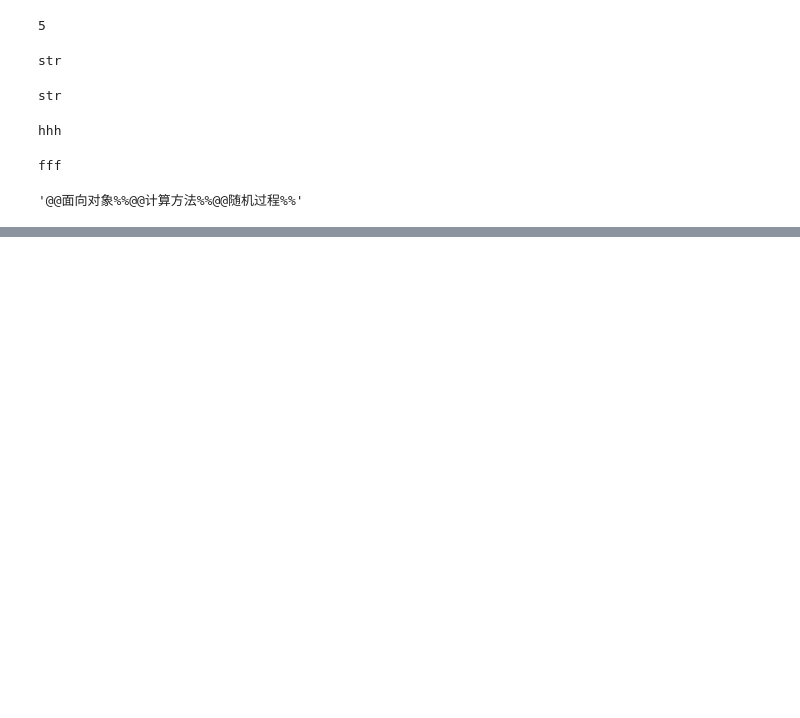
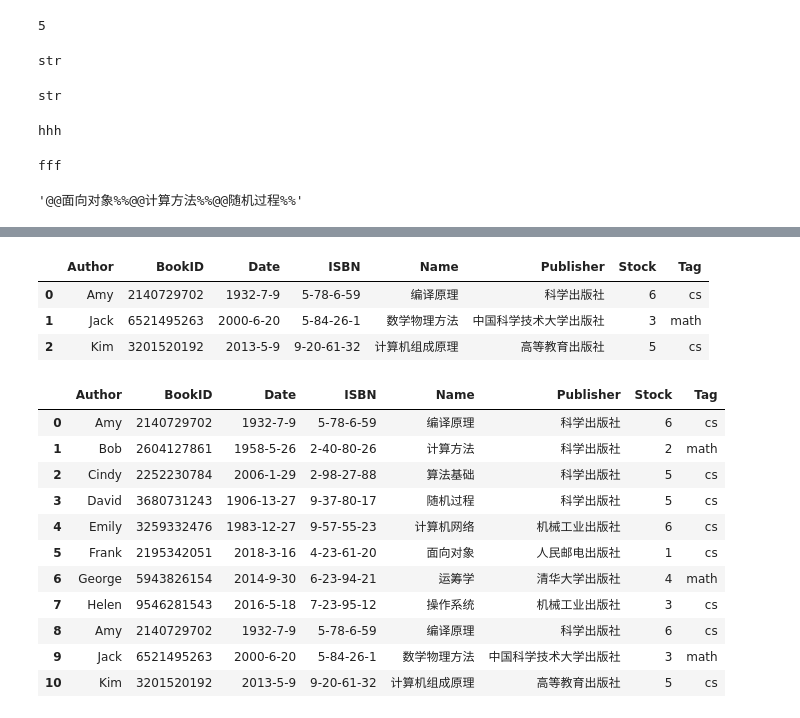
Before and after one commit to chuqingG/oop_final_project, a Jupyter notebook: test.ipynb, the cells around one changed output, grey strips where cells are left out. Saved outputs shown, nothing was run; the diff lists cells and outputs as text; code cells hidden in the pictures; blank space fills up the shorter version.

```diff
--- a/test.ipynb
+++ b/test.ipynb
@@ -220,3 +237,6 @@ aaa = aaa.replace("@@"+"算法基础"+"%%","",1)
 aaa
 # %% [output]
 '@@面向对象%%@@计算方法%%@@随机过程%%'
+# %%
+aaa = pd.read_csv("data/book.csv")
+bbb = pd.read_csv("data/book2.csv")
@@ -222,0 +255,26 @@ aaa
+# %%
+bbb
+# %% [output]
+|  | Author | BookID | Date | ISBN | Name | Publisher | Stock | Tag |
+| 0 | Amy | 2140729702 | 1932-7-9 | 5-78-6-59 | 编译原理 | 科学出版社 | 6 | cs |
+| 1 | Jack | 6521495263 | 2000-6-20 | 5-84-26-1 | 数学物理方法 | 中国科学技术大学出版社 | 3 | math |
+| 2 | Kim | 3201520192 | 2013-5-9 | 9-20-61-32 | 计算机组成原理 | 高等教育出版社 | 5 | cs |
+# %%
+ccc = pd.concat([aaa,bbb], axis=0, join='outer', join_axes=None, ignore_index=True,
+          keys=None, levels=None, names=None, verify_integrity=False,
+          copy=True)
+# %%
+ccc
+# %% [output]
+|  | Author | BookID | Date | ISBN | Name | Publisher | Stock | Tag |
+| 0 | Amy | 2140729702 | 1932-7-9 | 5-78-6-59 | 编译原理 | 科学出版社 | 6 | cs |
+| 1 | Bob | 2604127861 | 1958-5-26 | 2-40-80-26 | 计算方法 | 科学出版社 | 2 | math |
+| 2 | Cindy | 2252230784 | 2006-1-29 | 2-98-27-88 | 算法基础 | 科学出版社 | 5 | cs |
+| 3 | David | 3680731243 | 1906-13-27 | 9-37-80-17 | 随机过程 | 科学出版社 | 5 | cs |
+| 4 | Emily | 3259332476 | 1983-12-27 | 9-57-55-23 | 计算机网络 | 机械工业出版社 | 6 | cs |
+| 5 | Frank | 2195342051 | 2018-3-16 | 4-23-61-20 | 面向对象 | 人民邮电出版社 | 1 | cs |
+| 6 | George | 5943826154 | 2014-9-30 | 6-23-94-21 | 运筹学 | 清华大学出版社 | 4 | math |
+| 7 | Helen | 9546281543 | 2016-5-18 | 7-23-95-12 | 操作系统 | 机械工业出版社 | 3 | cs |
+| 8 | Amy | 2140729702 | 1932-7-9 | 5-78-6-59 | 编译原理 | 科学出版社 | 6 | cs |
+| 9 | Jack | 6521495263 | 2000-6-20 | 5-84-26-1 | 数学物理方法 | 中国科学技术大学出版社 | 3 | math |
+| 10 | Kim | 3201520192 | 2013-5-9 | 9-20-61-32 | 计算机组成原理 | 高等教育出版社 | 5 | cs |
```
Also changed, not shown: parts of 15 cells of this notebook, 12 other files.
